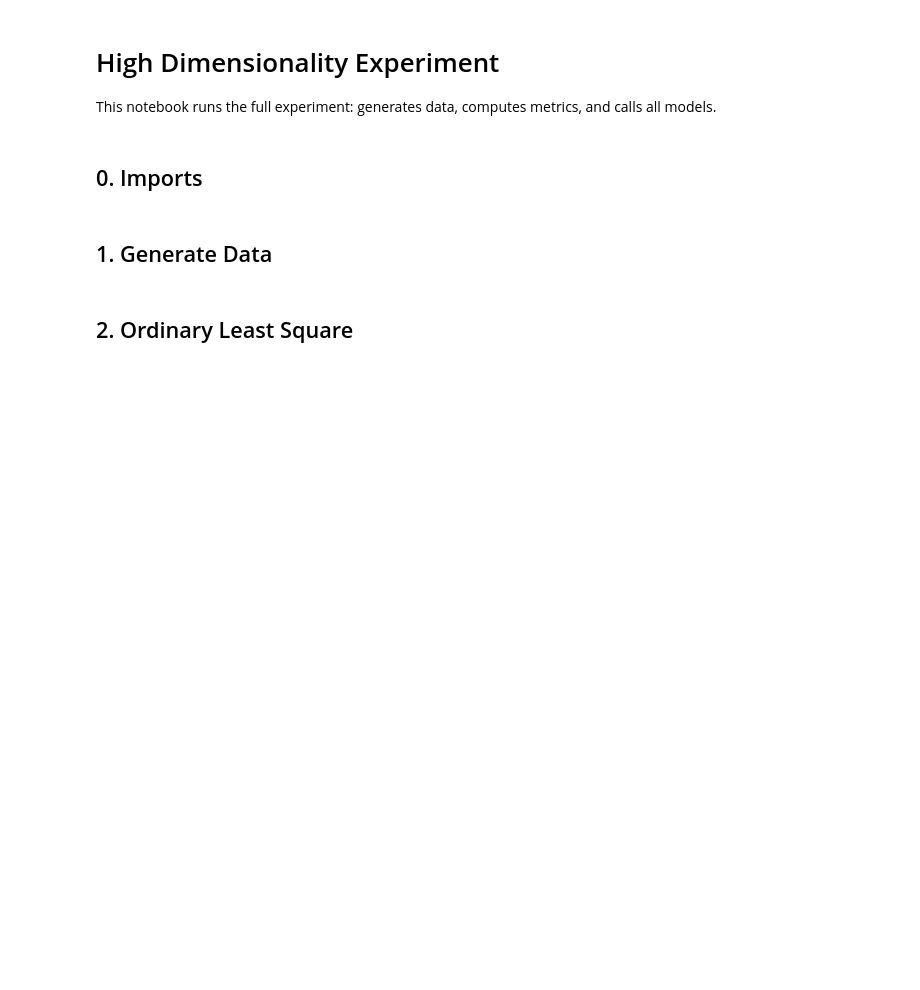
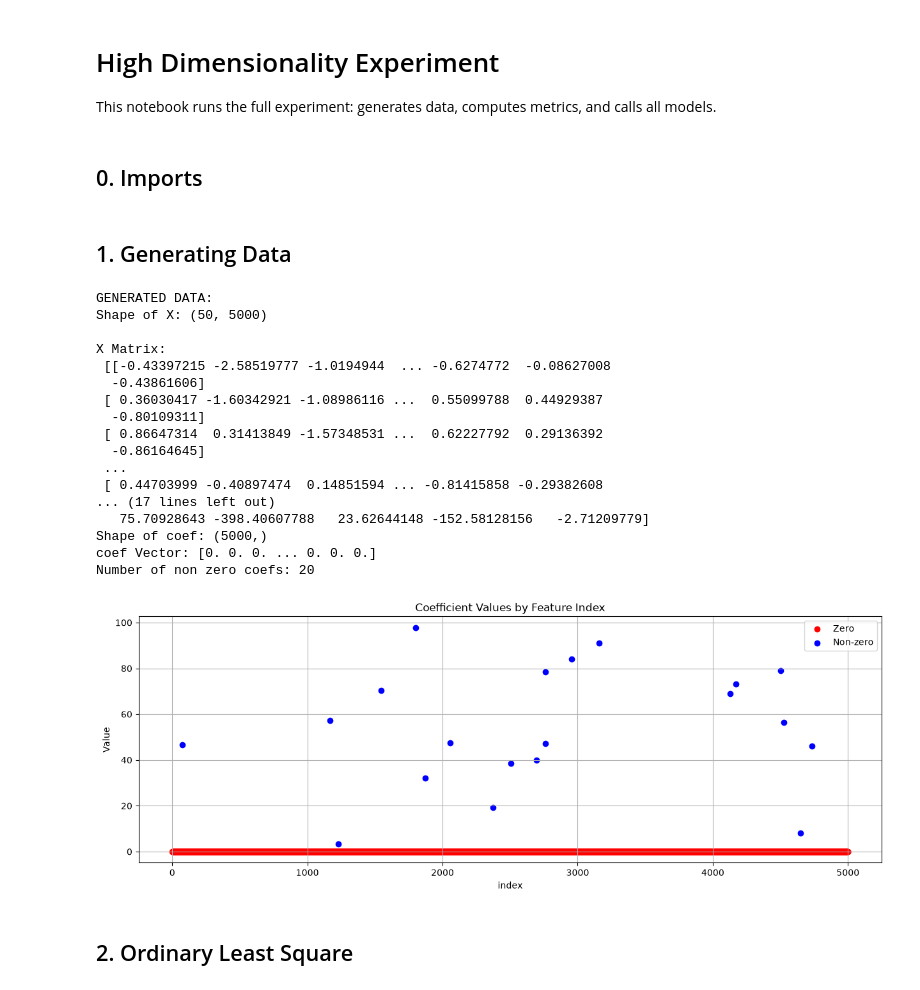
Before and after one commit to vinico-o/Regression-methods-comparison, a Jupyter notebook: high_dimensionality.ipynb, the cells around one changed output. Cells and saved outputs as stored; diff of their text form; code cells hidden in the pictures; blank space fills up the shorter version.

```diff
--- a/high_dimensionality.ipynb
+++ b/high_dimensionality.ipynb
@@ -29,7 +29,28 @@ from models.ElasticNet import run_elasticnet_alpha, run_elasticnet_l1ratio
 # %% [markdown]
-## 1. Generate Data
+## 1. Generating Data
 # %%
-X_train, X_test, y_train, y_test, coef = generate_data(n_samples=100, n_features=5000, n_informative=10, noise=10)
+X_train, X_test, y_train, y_test, coef = generate_data(50, 5000, 20, 10)
+
+coefficient_plot(coef)
+# %% [output]
+GENERATED DATA:
+Shape of X: (50, 5000)
+
+X Matrix:
+ [[-0.43397215 -2.58519777 -1.0194944  ... -0.6274772  -0.08627008
+  -0.43861606]
+ [ 0.36030417 -1.60342921 -1.08986116 ...  0.55099788  0.44929387
+  -0.80109311]
+ [ 0.86647314  0.31413849 -1.57348531 ...  0.62227792  0.29136392
+  -0.86164645]
+ ...
+ [ 0.44703999 -0.40897474  0.14851594 ... -0.81415858 -0.29382608
+... (17 lines left out)
+   75.70928643 -398.40607788   23.62644148 -152.58128156   -2.71209779]
+Shape of coef: (5000,)
+coef Vector: [0. 0. 0. ... 0. 0. 0.]
+Number of non zero coefs: 20
+[figure, added]
 # %% [markdown]
 ## 2. Ordinary Least Square
 # %%
```
Also changed, not shown: parts of 9 cells of this notebook, 1 other file.
